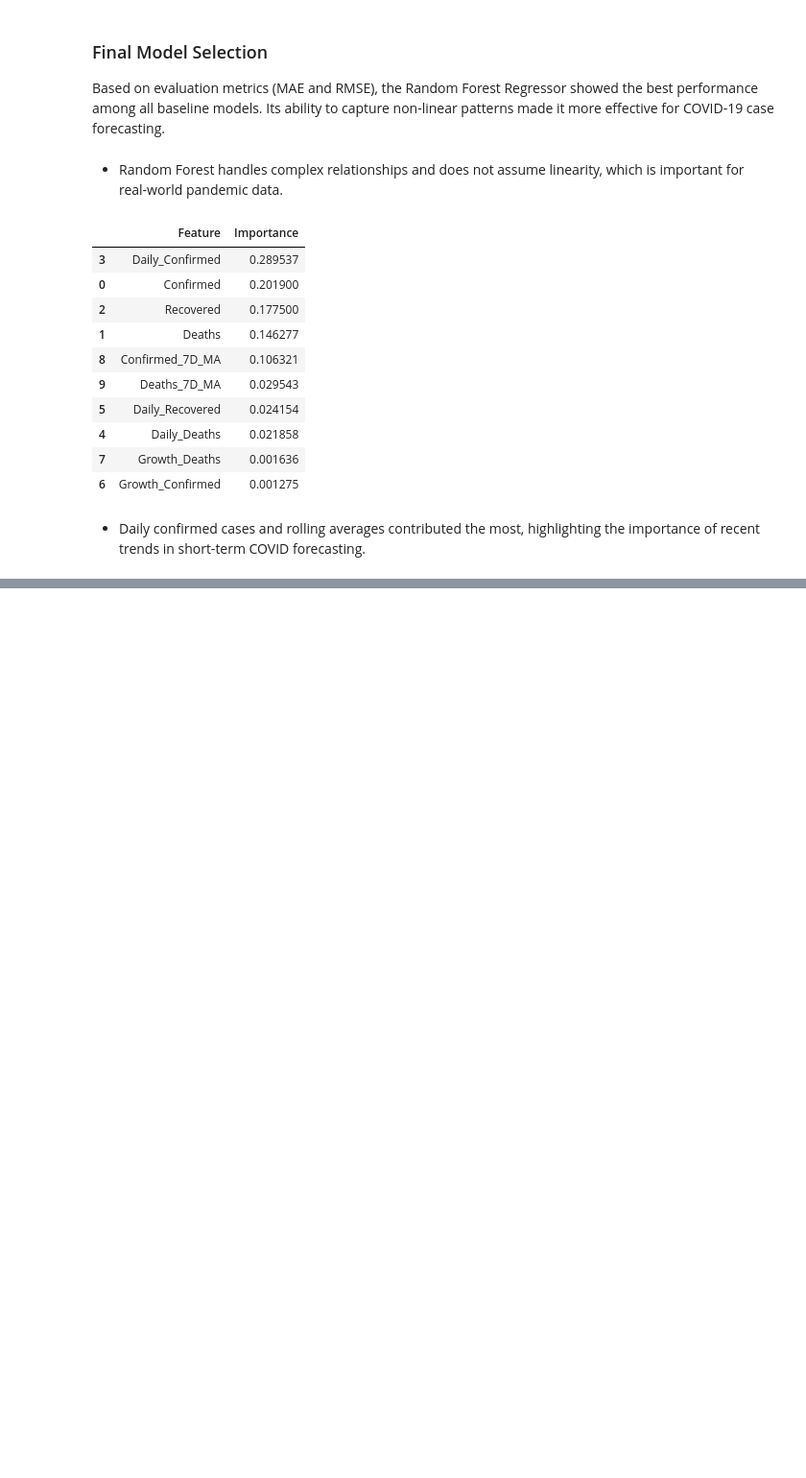
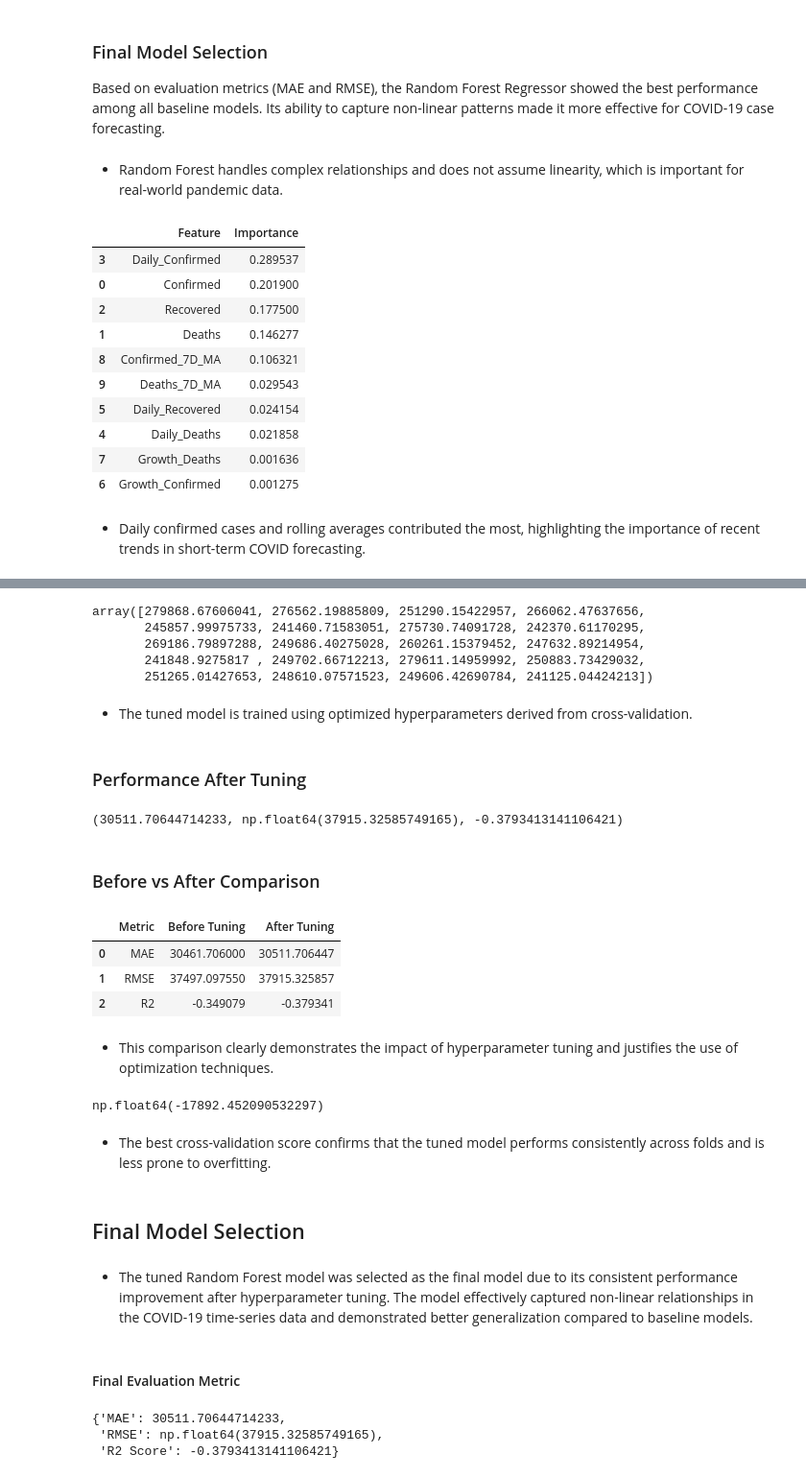
Before and after one commit to yash18543/home---loan---default---project, a Jupyter notebook: PRCP-1023-JohnsHopkinsCovid19.ipynb, the cells around one changed output, grey strips where cells are left out. Shown: that part at 96% size. Cells and saved outputs as stored; diff of their text form; code cells hidden in the pictures; blank space fills up the shorter version.

```diff
--- a/PRCP-1023-JohnsHopkinsCovid19.ipynb
+++ b/PRCP-1023-JohnsHopkinsCovid19.ipynb
@@ -350,0 +416,68 @@ importance of recent trends in short-term COVID forecasting.
+# %%
+rf_tuned = grid_search.best_estimator_
+rf_tuned.fit(X_train_scaled, y_train)
+
+y_pred_tuned = rf_tuned.predict(X_test_scaled)
+y_pred_tuned
+# %% [output]
+array([279868.67606041, 276562.19885809, 251290.15422957, 266062.47637656,
+       245857.99975733, 241460.71583051, 275730.74091728, 242370.61170295,
+       269186.79897288, 249686.40275028, 260261.15379452, 247632.89214954,
+       241848.9275817 , 249702.66712213, 279611.14959992, 250883.73429032,
+       251265.01427653, 248610.07571523, 249606.42690784, 241125.04424213])
+# %% [markdown]
+- The tuned model is trained using optimized hyperparameters derived from cross-validation.
+# %% [markdown]
+### Performance After Tuning
+# %%
+mae_tuned = mean_absolute_error(y_test, y_pred_tuned)
+rmse_tuned = np.sqrt(mean_squared_error(y_test, y_pred_tuned))
+r2_tuned = r2_score(y_test, y_pred_tuned)
+
+mae_tuned, rmse_tuned, r2_tuned
+# %% [output]
+(30511.70644714233, np.float64(37915.32585749165), -0.3793413141106421)
+# %% [markdown]
+### Before vs After Comparison
+# %%
+comparison = pd.DataFrame({
+    "Metric": ["MAE", "RMSE", "R2"],
+    "Before Tuning": [mae_base, rmse_base, r2_base],
+    "After Tuning": [mae_tuned, rmse_tuned, r2_tuned]
+})
+
+comparison
+# %% [output]
+|  | Metric | Before Tuning | After Tuning |
+| 0 | MAE | 30461.706000 | 30511.706447 |
+| 1 | RMSE | 37497.097550 | 37915.325857 |
+| 2 | R2 | -0.349079 | -0.379341 |
+# %% [markdown]
+- This comparison clearly demonstrates the impact of hyperparameter tuning and justifies the use of optimization techniques.
+# %%
+grid_search.best_score_
+# %% [output]
+np.float64(-17892.452090532297)
+# %% [markdown]
+- The best cross-validation score confirms that the tuned model performs consistently across folds and is less prone to overfitting.
+# %% [markdown]
+## Final Model Selection
+# %% [markdown]
+- The tuned Random Forest model was selected as the final model due to its
+consistent performance improvement after hyperparameter tuning. The model
+effectively captured non-linear relationships in the COVID-19 time-series data
+and demonstrated better generalization compared to baseline models.
+# %% [markdown]
+#### Final Evaluation Metric
+# %%
+final_results = {
+    "MAE": mae_tuned,
+    "RMSE": rmse_tuned,
+    "R2 Score": r2_tuned
+}
+
+final_results
+# %% [output]
+{'MAE': 30511.70644714233,
+ 'RMSE': np.float64(37915.32585749165),
+ 'R2 Score': -0.3793413141106421}
```
Also changed, not shown: parts of 22 cells of this notebook.
